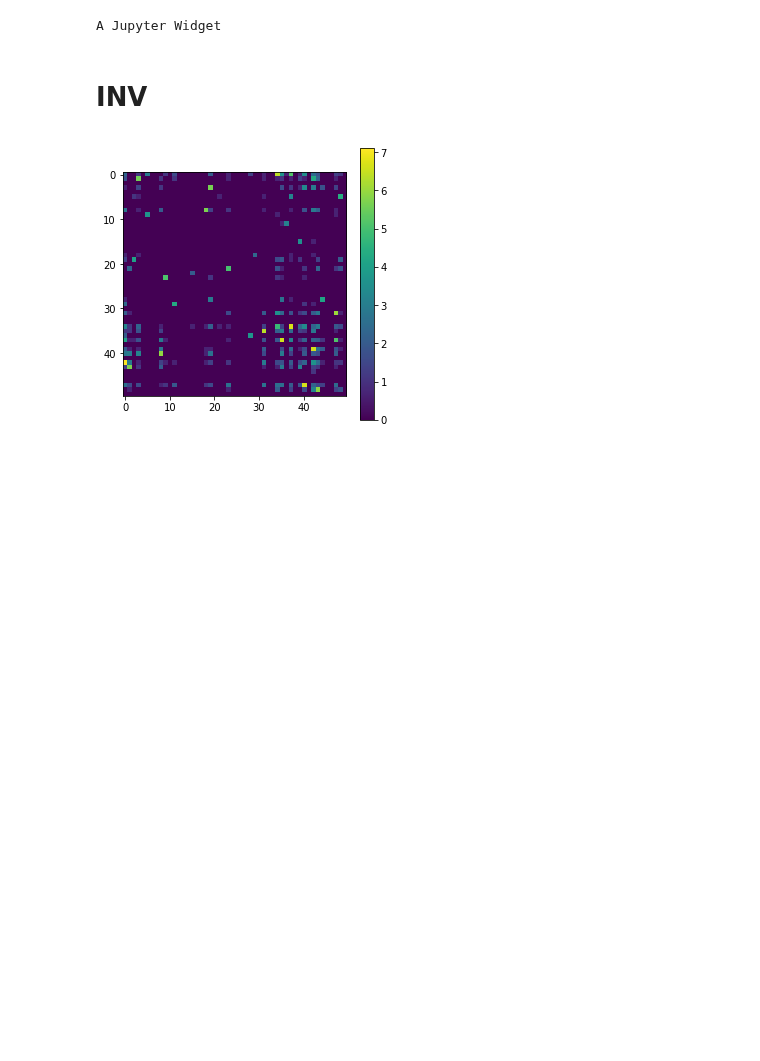
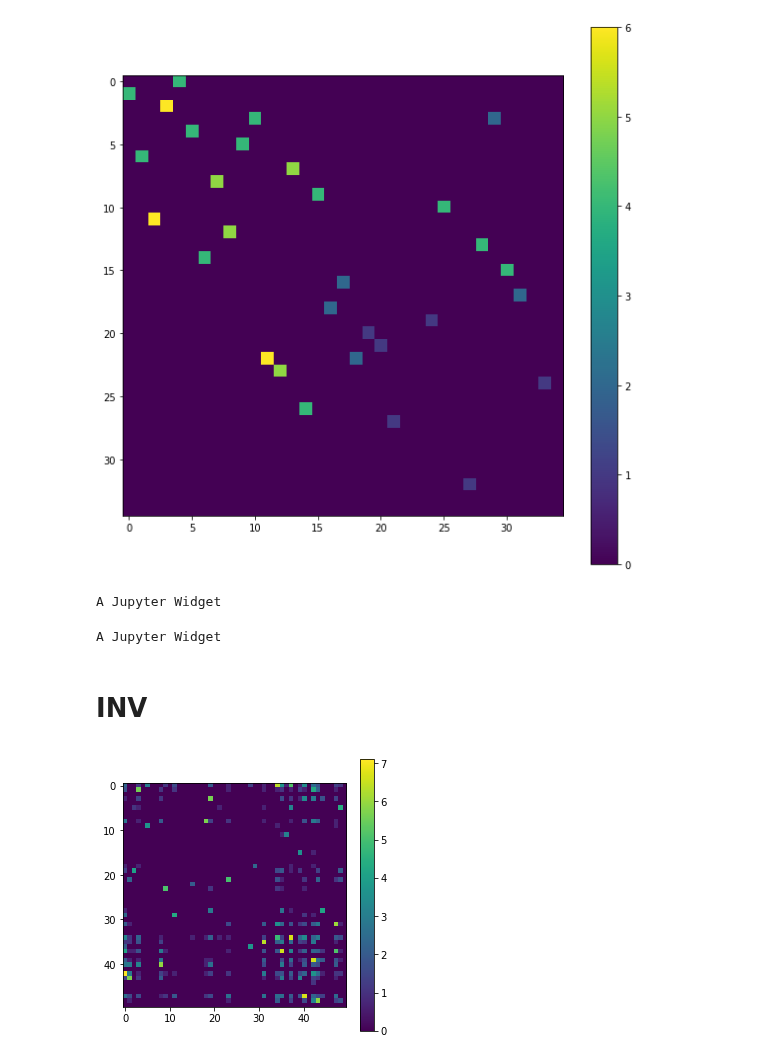
Before and after one commit to rykachevskiy/CRISPR, a Jupyter notebook: Probabilistic_model/data_gen.ipynb, the cells around one changed output. Cells and saved outputs as stored; diff of their text form; code cells hidden in the pictures; blank space fills up the shorter version.

```diff
--- a/Probabilistic_model/data_gen.ipynb
+++ b/Probabilistic_model/data_gen.ipynb
@@ -257,3 +375,7 @@ plot_gr(gr, log = 1)
+# %%
+plot_gr(o_gr)
+# %% [output]
+[figure, added]
 # %%
 def population_to_gr(population, spacers_num):
     graph = np.zeros((spacers_num, spacers_num))
@@ -270,5 +392,37 @@ def complete_population(population, shape):
     for i, chain in enumerate(population):
         answ[i, :len(chain)] = np.array(chain)
     return answ
+# %%
+params = {"N_POPULATONS" : 1000,
+            "N_SPACERS" : 35,
+            "N_CHAINS" : 12,
+            "MAX_LEN" : 15,
+            "SWITCH_PROB" : 0.15,
+            "AMPLIFY_PROB"  :1,
+            "STOP_PROB" : 0.1,
+            "MAX_POPULATION_SIZE" : 3000}
+
+SWITCH_PROB = params["SWITCH_PROB"]
+AMPLIFY_PROB = params["AMPLIFY_PROB"]
+STOP_PROB = params["STOP_PROB"]
+
+synthetic_populations = np.zeros((params["N_POPULATONS"], params["N_CHAINS"], params["MAX_LEN"]))
+amp_graphs = np.zeros((params["N_POPULATONS"], params["N_SPACERS"], params["N_SPACERS"]))
+initial_graphs = np.zeros((params["N_POPULATONS"], params["N_SPACERS"], params["N_SPACERS"]))
+
+
+for i in tqdm_notebook(range(params["N_POPULATONS"])):
+#     p = generate_initial_population(generate_shift_diag_graph(params["N_SPACERS"]),
+#                                     params["N_CHAINS"],
+#                                     10,
+#                                     max_len=params["MAX_LEN"])
+    p = generate_tree_population(params["N_SPACERS"], 4, max_len=params["MAX_LEN"])
+    p = reshuffle(p)
+    synthetic_populations[i] = complete_population(p, (params["N_CHAINS"], params["MAX_LEN"] ))
+
+    amp_graphs[i] = amp_population(p, params["N_SPACERS"], params["MAX_POPULATION_SIZE"], 20)
+    initial_graphs[i] = population_to_gr(p, params["N_SPACERS"])
+# %% [output]
+A Jupyter Widget
 # %%
 params = {"N_POPULATONS" : 10000,
```
Also changed, not shown: parts of 19 cells of this notebook.
